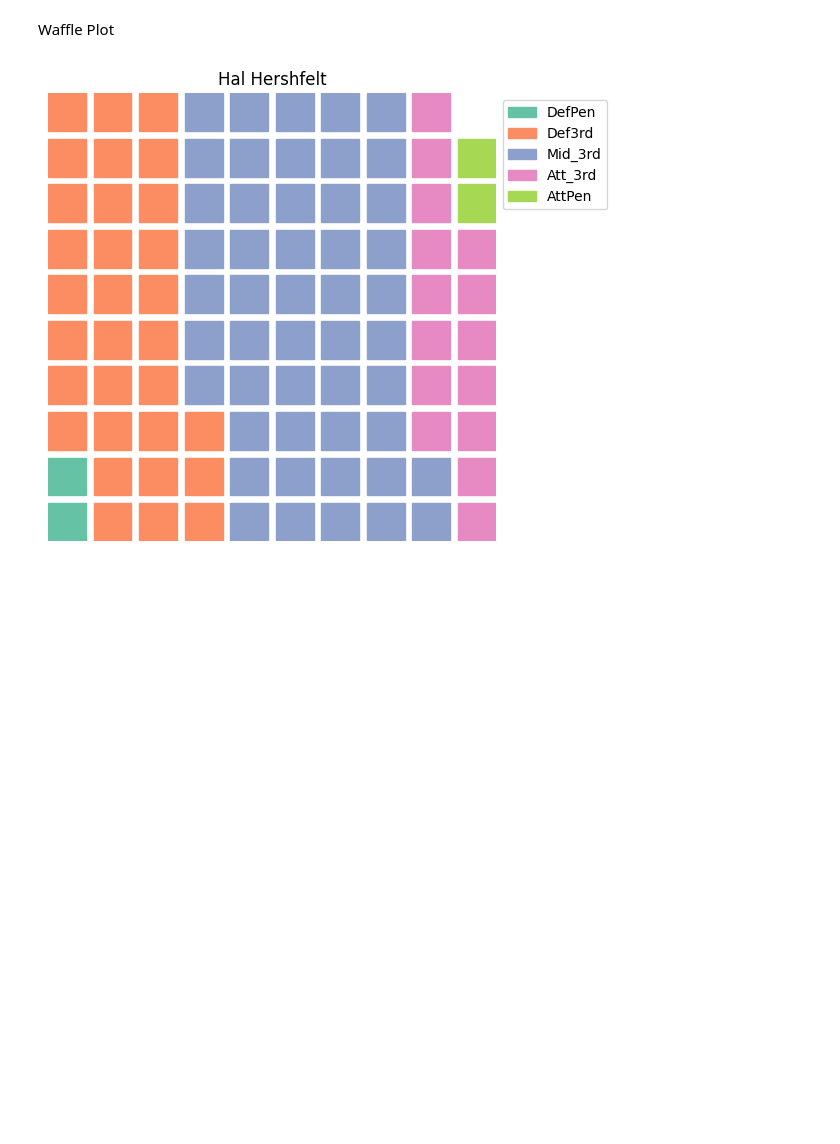
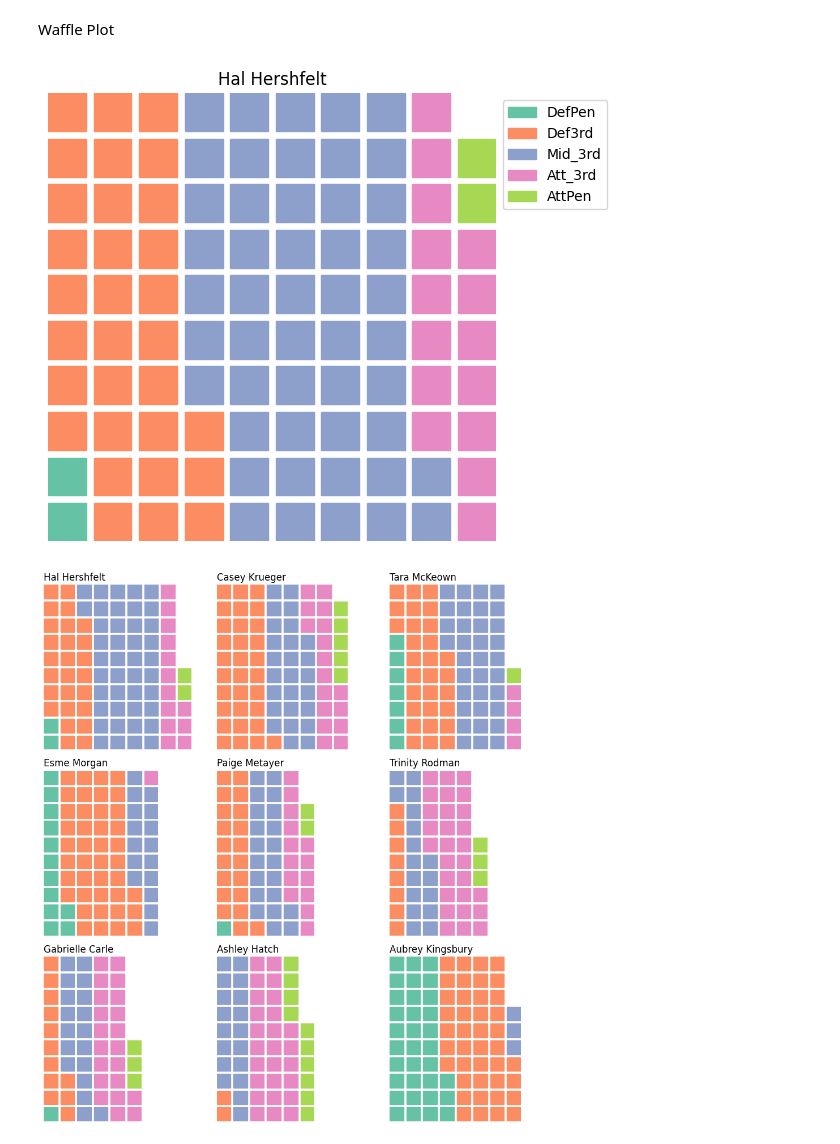
Before and after one commit to axelbol/football-analysis, a Jupyter notebook: possession_fbref.ipynb, the cells around one changed output. Drawn from its saved outputs; the diff is of its cells as text; code cells hidden in the pictures; blank space fills up the shorter version.

Commit message:
waffle possession for top10 players

```diff
--- a/possession_fbref.ipynb
+++ b/possession_fbref.ipynb
@@ -378,3 +378,85 @@ fig = plt.figure(
 # plt.savefig('/home/axel/Code/images/image.png', dpi=fig.dpi, bbox_inches='tight', pad_inches=0.35)
 # %% [output]
 [figure]
+# %%
+fig = plt.figure(
+    FigureClass=Waffle,
+    rows=10,
+    figsize=(10,10),
+    plots={
+        331:{ #3x3 - 1 is the first plot
+            'values':df_possession_clean.iloc[:,0],
+            'title':{
+                'label':players_list[0],
+                'color':'black',
+                'loc':'left'
+            }
+        },
+        332:{ #3x3 - 1 is the first plot
+            'values':df_possession_clean.iloc[:,1],
+            'title':{
+                'label':players_list[1],
+                'color':'black',
+                'loc':'left'
+            }
+        },
+        333:{ #3x3 - 1 is the first plot
+            'values':df_possession_clean.iloc[:,2],
+            'title':{
+                'label':players_list[2],
+                'color':'black',
+                'loc':'left'
+            }
+        },
+        334:{ #3x3 - 1 is the first plot
+            'values':df_possession_clean.iloc[:,3],
+            'title':{
+                'label':players_list[3],
+                'color':'black',
+                'loc':'left'
+            }
+        },
+        335:{ #3x3 - 1 is the first plot
+            'values':df_possession_clean.iloc[:,4],
+            'title':{
+                'label':players_list[4],
+                'color':'black',
+                'loc':'left'
+            }
+        },
+        336:{ #3x3 - 1 is the first plot
+            'values':df_possession_clean.iloc[:,5],
+            'title':{
+                'label':players_list[5],
+                'color':'black',
+                'loc':'left'
+            }
+        },
+        337:{ #3x3 - 1 is the first plot
+            'values':df_possession_clean.iloc[:,6],
+            'title':{
+                'label':players_list[6],
+                'color':'black',
+                'loc':'left'
+            }
+        },
+        338:{ #3x3 - 1 is the first plot
+            'values':df_possession_clean.iloc[:,7],
+            'title':{
+                'label':players_list[7],
+                'color':'black',
+                'loc':'left'
+            }
+        },
+        339:{ #3x3 - 1 is the first plot
+            'values':df_possession_clean.iloc[:,8],
+            'title':{
+                'label':players_list[8],
+                'color':'black',
+                'loc':'left'
+            }
+        },
+    }
+)
+# %% [output]
+[figure, added]
```
Also changed, not shown: parts of 1 cell of this notebook.
